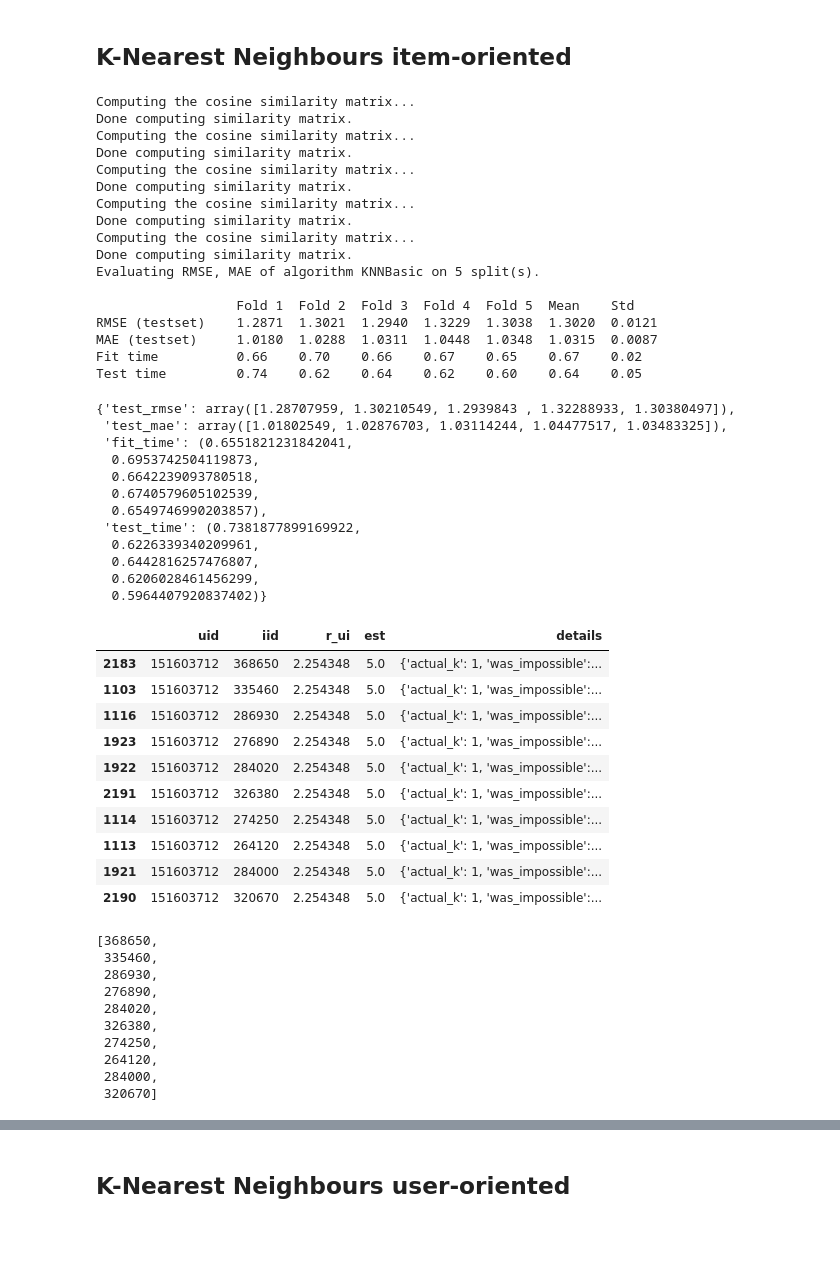
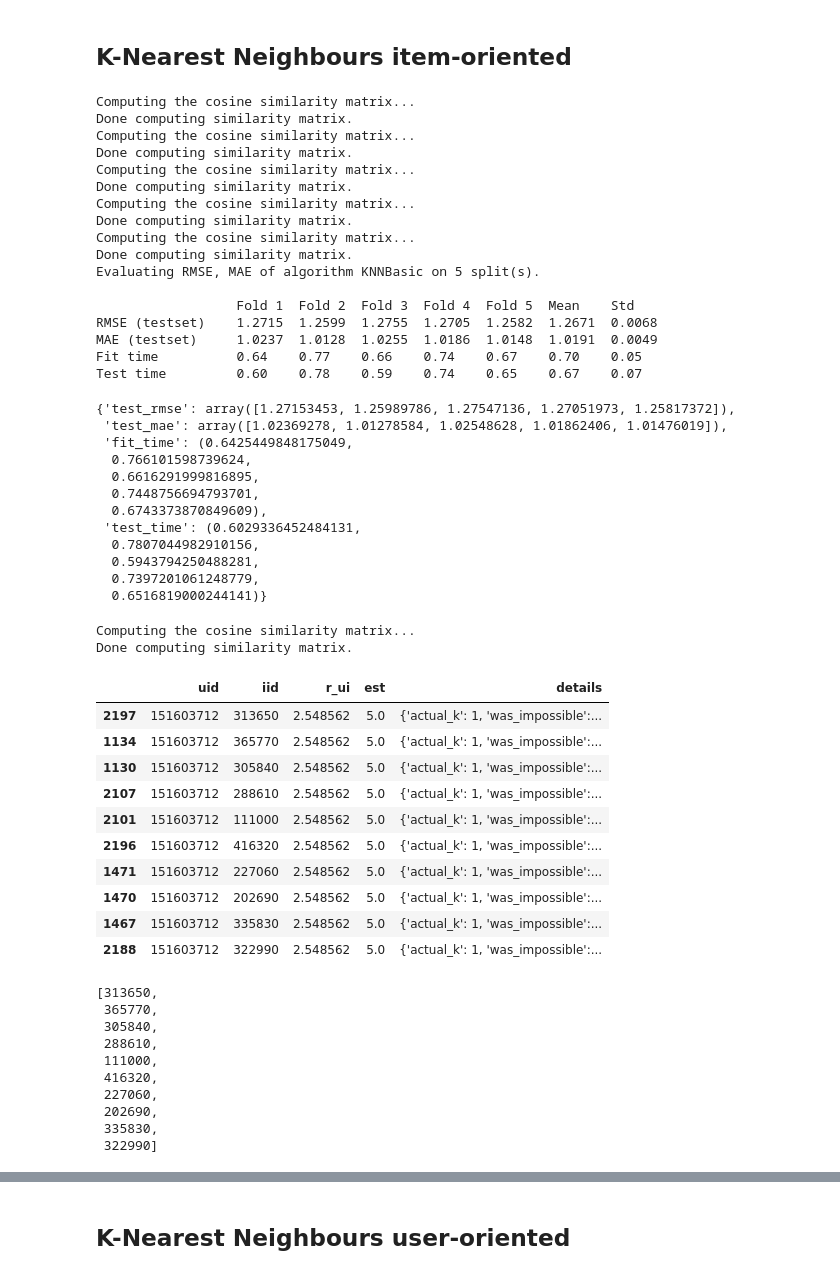
Before and after one commit to ikarampinis/Game-Recommender-System---Diploma-thesis, a Jupyter notebook: code/collaborative_filtering.ipynb, the cells around one changed output, grey strips where cells are left out. Saved outputs shown, nothing was run; the diff lists cells and outputs as text; code cells hidden in the pictures; blank space fills up the shorter version.

```diff
--- a/code/collaborative_filtering.ipynb
+++ b/code/collaborative_filtering.ipynb
@@ -327,7 +336,7 @@ for rec in rec_list:
 from surprise import KNNBasic
 # %%
 sim_options = {'name': 'cosine', 'user_based': False} # compute  similarities between items
-knn = KNNBasic(sim_options=sim_options)
+knn = KNNWithMeans(k=30, sim_options=sim_options)
 # Run 5-fold cross-validation and print results
 cross_validate(knn, data, measures=['RMSE', 'MAE'], cv=5, verbose=True)
 # %% [output]
@@ -344,53 +353,56 @@ Done computing similarity matrix.
 Evaluating RMSE, MAE of algorithm KNNBasic on 5 split(s).
 
                   Fold 1  Fold 2  Fold 3  Fold 4  Fold 5  Mean    Std
-RMSE (testset)    1.2871  1.3021  1.2940  1.3229  1.3038  1.3020  0.0121
-MAE (testset)     1.0180  1.0288  1.0311  1.0448  1.0348  1.0315  0.0087
-Fit time          0.66    0.70    0.66    0.67    0.65    0.67    0.02
-Test time         0.74    0.62    0.64    0.62    0.60    0.64    0.05
+RMSE (testset)    1.2715  1.2599  1.2755  1.2705  1.2582  1.2671  0.0068
+MAE (testset)     1.0237  1.0128  1.0255  1.0186  1.0148  1.0191  0.0049
+Fit time          0.64    0.77    0.66    0.74    0.67    0.70    0.05
+Test time         0.60    0.78    0.59    0.74    0.65    0.67    0.07
-{'test_rmse': array([1.28707959, 1.30210549, 1.2939843 , 1.32288933, 1.30380497]),
- 'test_mae': array([1.01802549, 1.02876703, 1.03114244, 1.04477517, 1.03483325]),
- 'fit_time': (0.6551821231842041,
-  0.6953742504119873,
-  0.6642239093780518,
-  0.6740579605102539,
-  0.6549746990203857),
- 'test_time': (0.7381877899169922,
-  0.6226339340209961,
-  0.6442816257476807,
-  0.6206028461456299,
-  0.5964407920837402)}
+{'test_rmse': array([1.27153453, 1.25989786, 1.27547136, 1.27051973, 1.25817372]),
+ 'test_mae': array([1.02369278, 1.01278584, 1.02548628, 1.01862406, 1.01476019]),
+ 'fit_time': (0.6425449848175049,
+  0.766101598739624,
+  0.6616291999816895,
+  0.7448756694793701,
+  0.6743373870849609),
+ 'test_time': (0.6029336452484131,
+  0.7807044982910156,
+  0.5943794250488281,
+  0.7397201061248779,
+  0.6516819000244141)}
 # %%
+knn.fit(trainset)
 predictions = knn.test(anti_testset_user)
 pred = pd.DataFrame(predictions)
 pred.sort_values(by=['est'],inplace=True,ascending = False)
 pred.head(10)
 # %% [output]
+Computing the cosine similarity matrix...
+Done computing similarity matrix.
 |  | uid | iid | r_ui | est | details |
-| 2183 | 151603712 | 368650 | 2.254348 | 5.0 | {'actual_k': 1, 'was_impossible':... |
-| 1103 | 151603712 | 335460 | 2.254348 | 5.0 | {'actual_k': 1, 'was_impossible':... |
-| 1116 | 151603712 | 286930 | 2.254348 | 5.0 | {'actual_k': 1, 'was_impossible':... |
-| 1923 | 151603712 | 276890 | 2.254348 | 5.0 | {'actual_k': 1, 'was_impossible':... |
-| 1922 | 151603712 | 284020 | 2.254348 | 5.0 | {'actual_k': 1, 'was_impossible':... |
-| 2191 | 151603712 | 326380 | 2.254348 | 5.0 | {'actual_k': 1, 'was_impossible':... |
-| 1114 | 151603712 | 274250 | 2.254348 | 5.0 | {'actual_k': 1, 'was_impossible':... |
-| 1113 | 151603712 | 264120 | 2.254348 | 5.0 | {'actual_k': 1, 'was_impossible':... |
-| 1921 | 151603712 | 284000 | 2.254348 | 5.0 | {'actual_k': 1, 'was_impossible':... |
-| 2190 | 151603712 | 320670 | 2.254348 | 5.0 | {'actual_k': 1, 'was_impossible':... |
+| 2197 | 151603712 | 313650 | 2.548562 | 5.0 | {'actual_k': 1, 'was_impossible':... |
+| 1134 | 151603712 | 365770 | 2.548562 | 5.0 | {'actual_k': 1, 'was_impossible':... |
+| 1130 | 151603712 | 305840 | 2.548562 | 5.0 | {'actual_k': 1, 'was_impossible':... |
+| 2107 | 151603712 | 288610 | 2.548562 | 5.0 | {'actual_k': 1, 'was_impossible':... |
+| 2101 | 151603712 | 111000 | 2.548562 | 5.0 | {'actual_k': 1, 'was_impossible':... |
+| 2196 | 151603712 | 416320 | 2.548562 | 5.0 | {'actual_k': 1, 'was_impossible':... |
+| 1471 | 151603712 | 227060 | 2.548562 | 5.0 | {'actual_k': 1, 'was_impossible':... |
+| 1470 | 151603712 | 202690 | 2.548562 | 5.0 | {'actual_k': 1, 'was_impossible':... |
+| 1467 | 151603712 | 335830 | 2.548562 | 5.0 | {'actual_k': 1, 'was_impossible':... |
+| 2188 | 151603712 | 322990 | 2.548562 | 5.0 | {'actual_k': 1, 'was_impossible':... |
 # %%
 rec_list = pred.head(10)['iid'].to_list()
 rec_list
 # %% [output]
-[368650,
- 335460,
- 286930,
- 276890,
- 284020,
- 326380,
- 274250,
- 264120,
- 284000,
- 320670]
+[313650,
+ 365770,
+ 305840,
+ 288610,
+ 111000,
+ 416320,
+ 227060,
+ 202690,
+ 335830,
+ 322990]
 # %%
 idx_to_game = {idx: game for game, idx in game_id.items()}
 # %%
```
Also changed, not shown: parts of 32 cells of this notebook, 2 other files.
